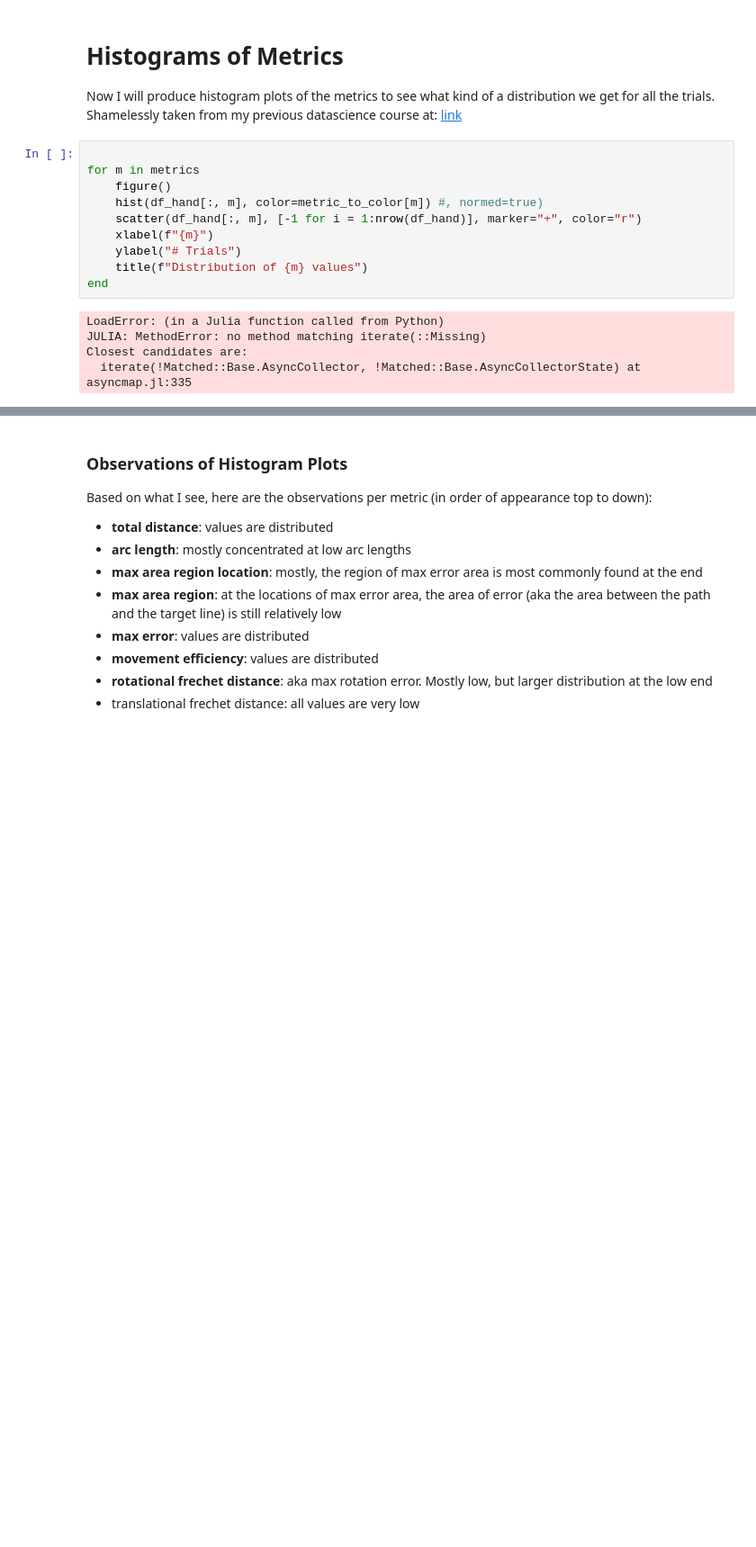
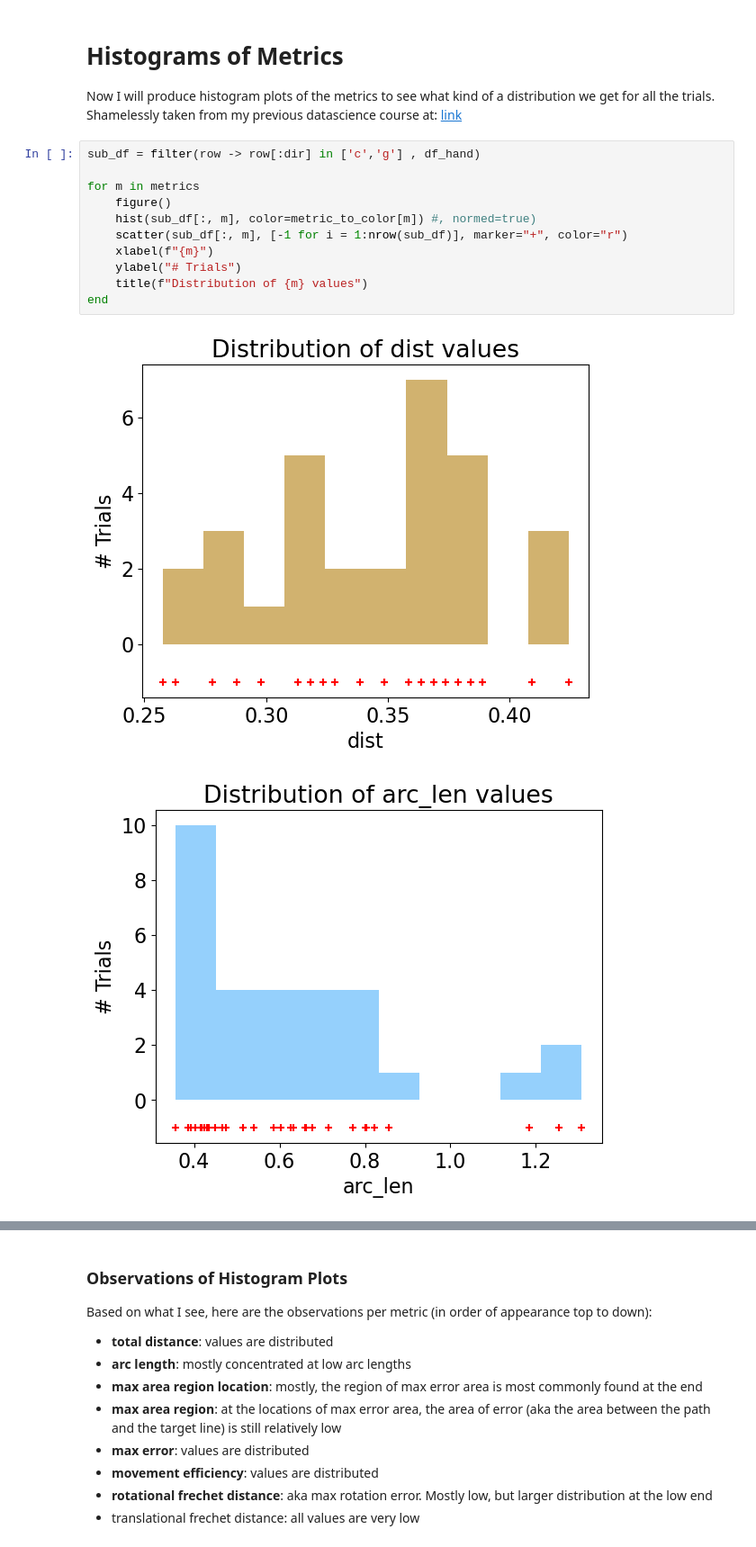
Before and after one commit to NotCras/asterisk_test, a Jupyter notebook: data_analysis_julia-Copy1.ipynb, the cells around one changed output, grey strips where cells are left out. Shown: that part at 90% size. Drawn from its saved outputs; the diff is of its cells as text; blank space fills up the shorter version.

```diff
--- a/data_analysis_julia-Copy1.ipynb
+++ b/data_analysis_julia-Copy1.ipynb
@@ -98,17 +98,16 @@ first(df_hand, 2)
 Now I will produce histogram plots of the metrics to see what kind of a distribution we get for all the trials.
 Shamelessly taken from my previous datascience course at: [link](https://github.com/SimonEnsemble/data_science_course)
 # %%
+sub_df = filter(row -> row[:dir] in ['c','g'] , df_hand)
 
 for m in metrics
     figure()
-    hist(df_hand[:, m], color=metric_to_color[m]) #, normed=true)
-    scatter(df_hand[:, m], [-1 for i = 1:nrow(df_hand)], marker="+", color="r")
+    hist(sub_df[:, m], color=metric_to_color[m]) #, normed=true)
+    scatter(sub_df[:, m], [-1 for i = 1:nrow(sub_df)], marker="+", color="r")
     xlabel(f"{m}")
     ylabel("# Trials")
     title(f"Distribution of {m} values")
 end
 # %% [output]
-LoadError: (in a Julia function called from Python)
-JULIA: MethodError: no method matching iterate(::Missing)
-Closest candidates are:
-  iterate(!Matched::Base.AsyncCollector, !Matched::Base.AsyncCollectorState) at asyncmap.jl:335
+[figure, added]
+[figure, added]
```
Also changed, not shown: parts of 16 cells of this notebook, 2 other files.
